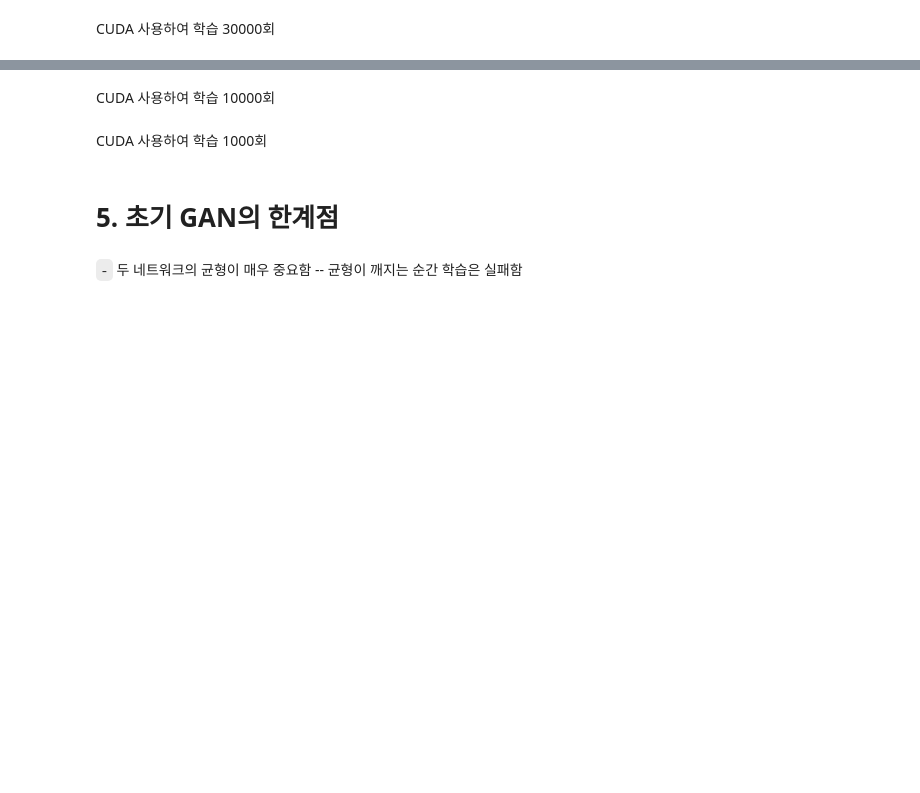
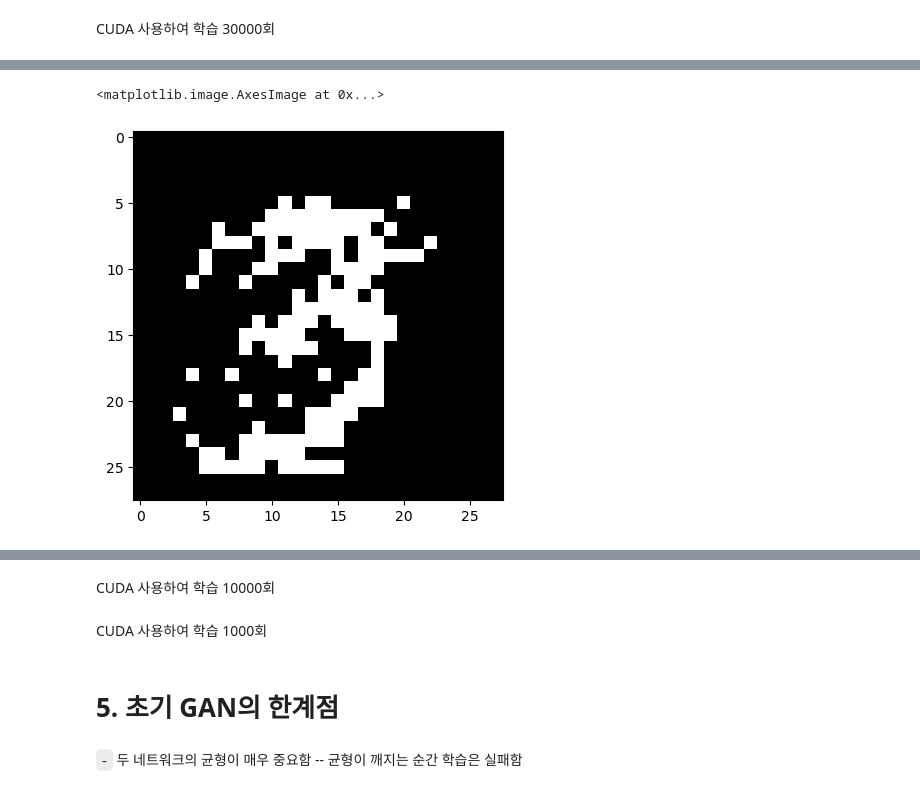
Before and after one commit to KimDoYoung1997/DL2024, a Jupyter notebook: posts/08wk-1-2_doyoung.ipynb, the cells around one changed output, grey strips where cells are left out. Cells and saved outputs as stored; diff of their text form; code cells hidden in the pictures; blank space fills up the shorter version.

```diff
--- a/posts/08wk-1-2_doyoung.ipynb
+++ b/posts/08wk-1-2_doyoung.ipynb
@@ -569,0 +771,6 @@ fig.tight_layout()
+# %%
+my_noise = torch.tensor([0,111111111111111,111110,0]).float().to(device)
+plt.imshow(net_faker(my_noise).data.reshape(28,28).to("cpu"),cmap="gray")
+# %% [output]
+<matplotlib.image.AxesImage at 0x...>
+[figure, added]
```
Also changed, not shown: parts of 46 cells of this notebook, 56 other files.
